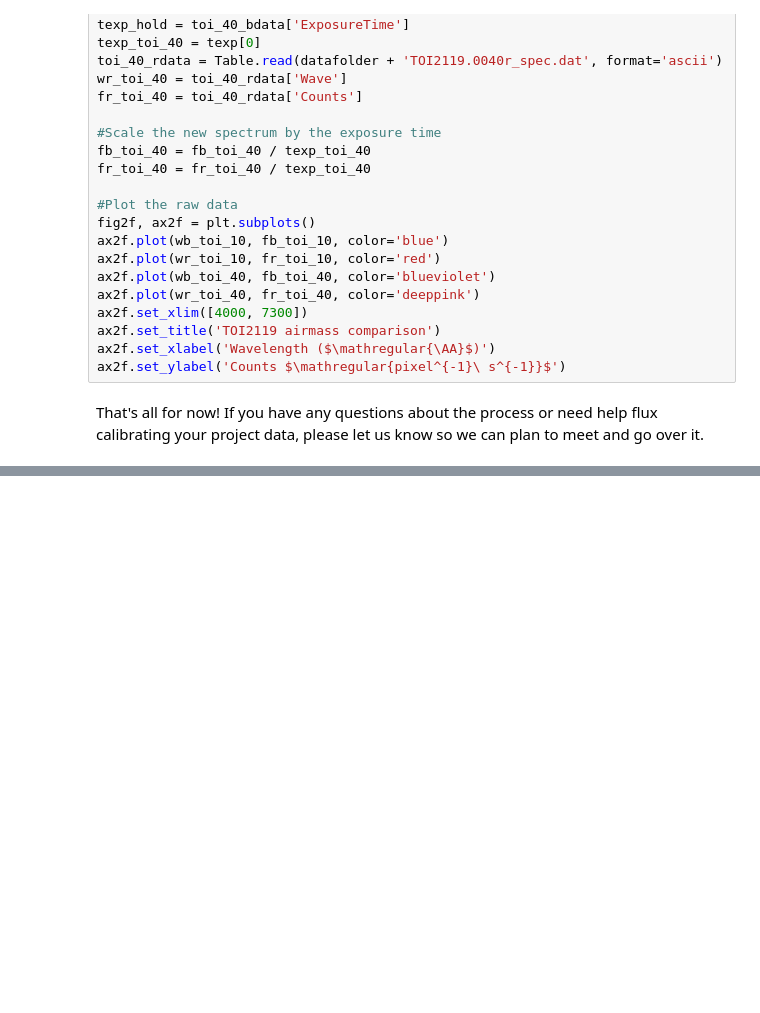
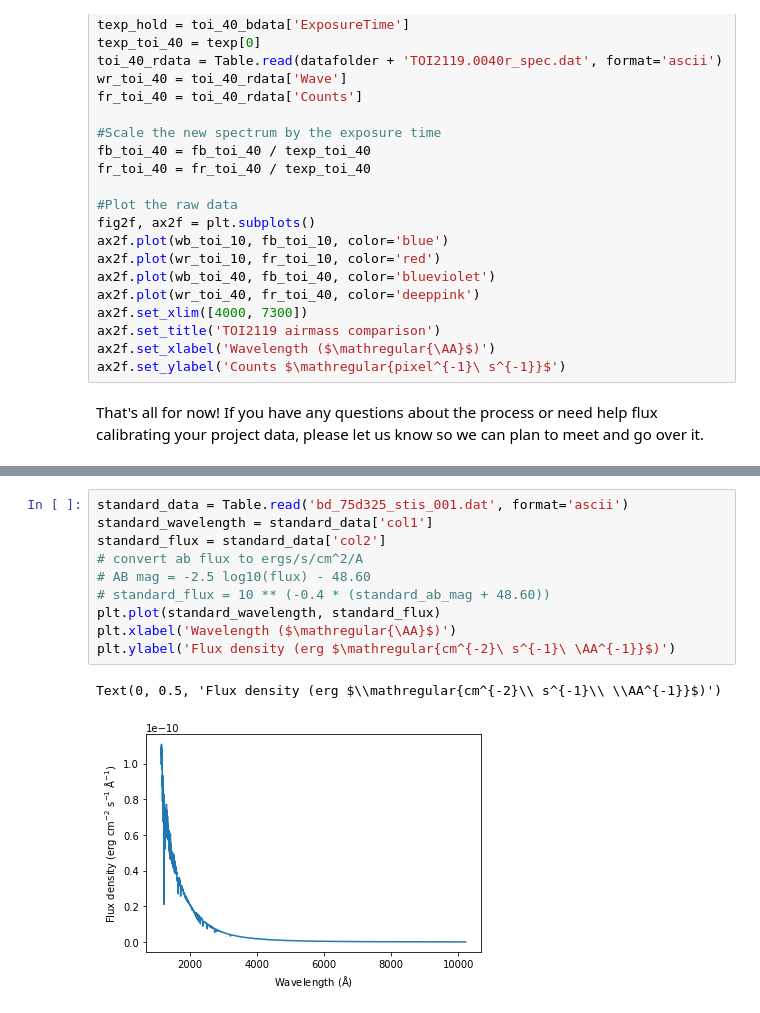
Before and after one commit to collinsinclair/astr-3520-final-project, a Jupyter notebook: Flux Calibration-2.ipynb, the cells around one changed output, grey strips where cells are left out. Drawn from its saved outputs; the diff is of its cells as text; blank space fills up the shorter version.

```diff
--- a/Flux Calibration-2.ipynb
+++ b/Flux Calibration-2.ipynb
@@ -292,0 +227,13 @@ That's all for now! If you have any questions about the process or need help flu
+# %%
+standard_data = Table.read('bd_75d325_stis_001.dat', format='ascii')
+standard_wavelength = standard_data['col1']
+standard_flux = standard_data['col2']
+# convert ab flux to ergs/s/cm^2/A
+# AB mag = -2.5 log10(flux) - 48.60
+# standard_flux = 10 ** (-0.4 * (standard_ab_mag + 48.60))
+plt.plot(standard_wavelength, standard_flux)
+plt.xlabel('Wavelength ($\mathregular{\AA}$)')
+plt.ylabel('Flux density (erg $\mathregular{cm^{-2}\ s^{-1}\ \AA^{-1}}$)')
+# %% [output]
+Text(0, 0.5, 'Flux density (erg $\\mathregular{cm^{-2}\\ s^{-1}\\ \\AA^{-1}}$)')
+[figure, added]
```
Also changed, not shown: parts of 26 cells of this notebook, 10 other files.
